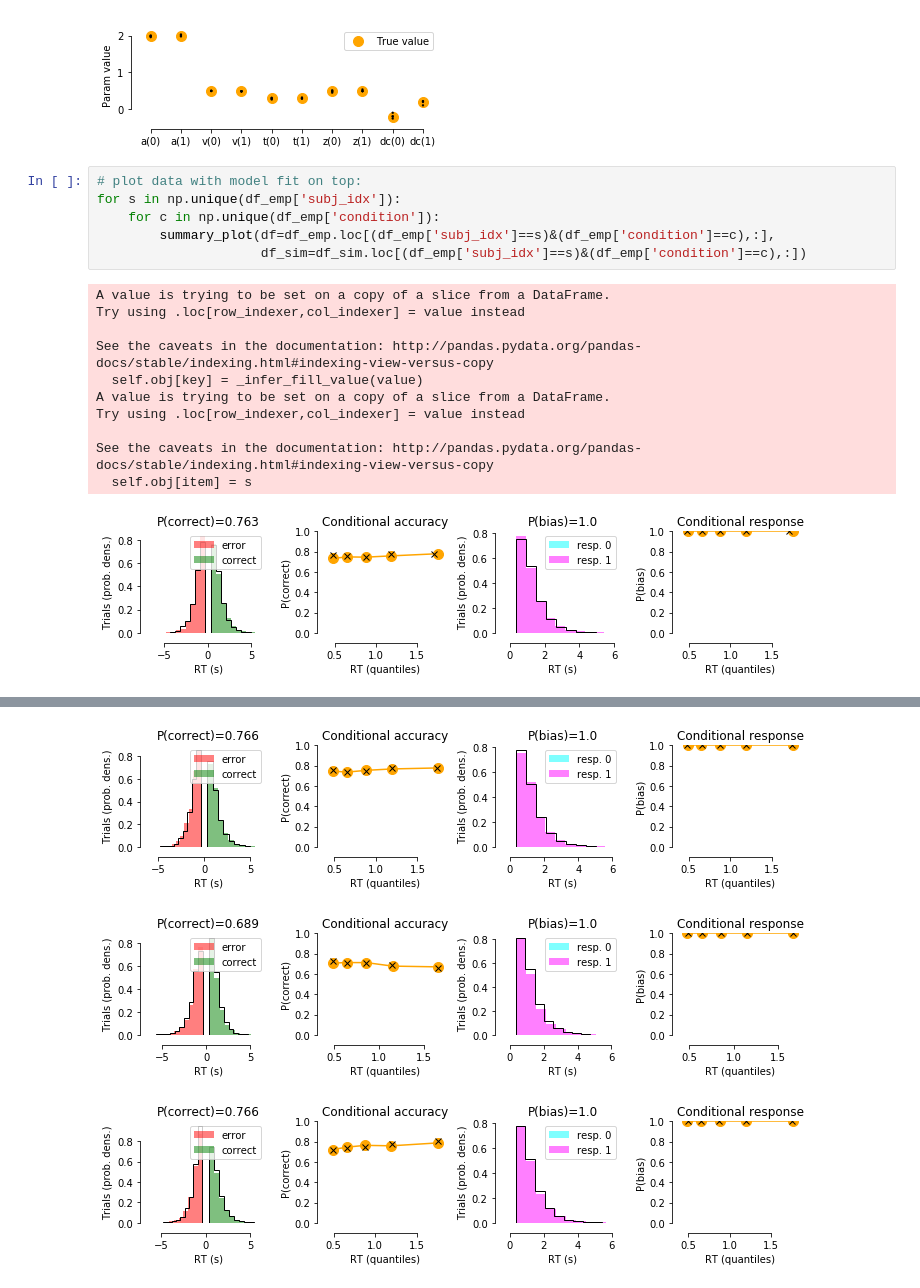
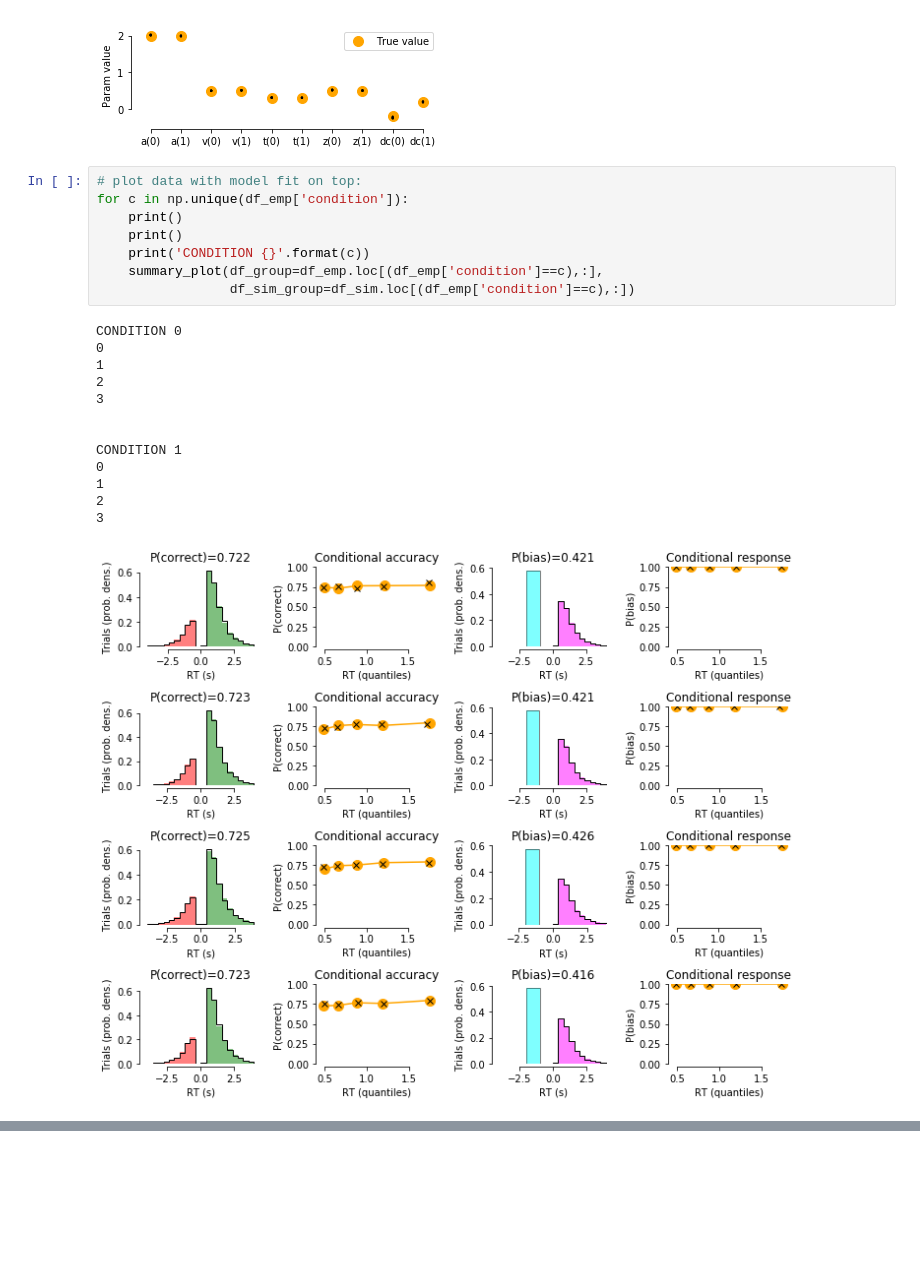
Before and after one commit to hddm-devs/hddm, a Jupyter notebook: hddm/examples/gonogo_demo.ipynb, the cells around one changed output, grey strips where cells are left out. Saved outputs shown, nothing was run; the diff lists cells and outputs as text; blank space fills up the shorter version.

Commit message:
finalised plotting functionality to inspect model fits

```diff
--- a/hddm/examples/gonogo_demo.ipynb
+++ b/hddm/examples/gonogo_demo.ipynb
@@ -246,19 +285,23 @@ plt.tight_layout()
 [figure]
 # %%
 # plot data with model fit on top:
-for s in np.unique(df_emp['subj_idx']):
-    for c in np.unique(df_emp['condition']):
-        summary_plot(df=df_emp.loc[(df_emp['subj_idx']==s)&(df_emp['condition']==c),:],
-                     df_sim=df_sim.loc[(df_emp['subj_idx']==s)&(df_emp['condition']==c),:])
+for c in np.unique(df_emp['condition']):
+    print()
+    print()
+    print('CONDITION {}'.format(c))
+    summary_plot(df_group=df_emp.loc[(df_emp['condition']==c),:],
+                 df_sim_group=df_sim.loc[(df_emp['condition']==c),:])
 # %% [output]
-A value is trying to be set on a copy of a slice from a DataFrame.
-Try using .loc[row_indexer,col_indexer] = value instead
+CONDITION 0
+0
+1
+2
+3
 
-See the caveats in the documentation: http://pandas.pydata.org/pandas-docs/stable/indexing.html#indexing-view-versus-copy
-  self.obj[key] = _infer_fill_value(value)
-A value is trying to be set on a copy of a slice from a DataFrame.
-Try using .loc[row_indexer,col_indexer] = value instead
 
-See the caveats in the documentation: http://pandas.pydata.org/pandas-docs/stable/indexing.html#indexing-view-versus-copy
-  self.obj[item] = s
+CONDITION 1
+0
+1
+2
+3
-[figure, old version]
+[figure, new version]
@@ -266,3 +308,0 @@ See the caveats in the documentation: http://pandas.pydata.org/pandas-docs/stabl
-[figure, removed]
-[figure, removed]
-[figure, removed]
```
Also changed, not shown: parts of 4 cells of this notebook.
